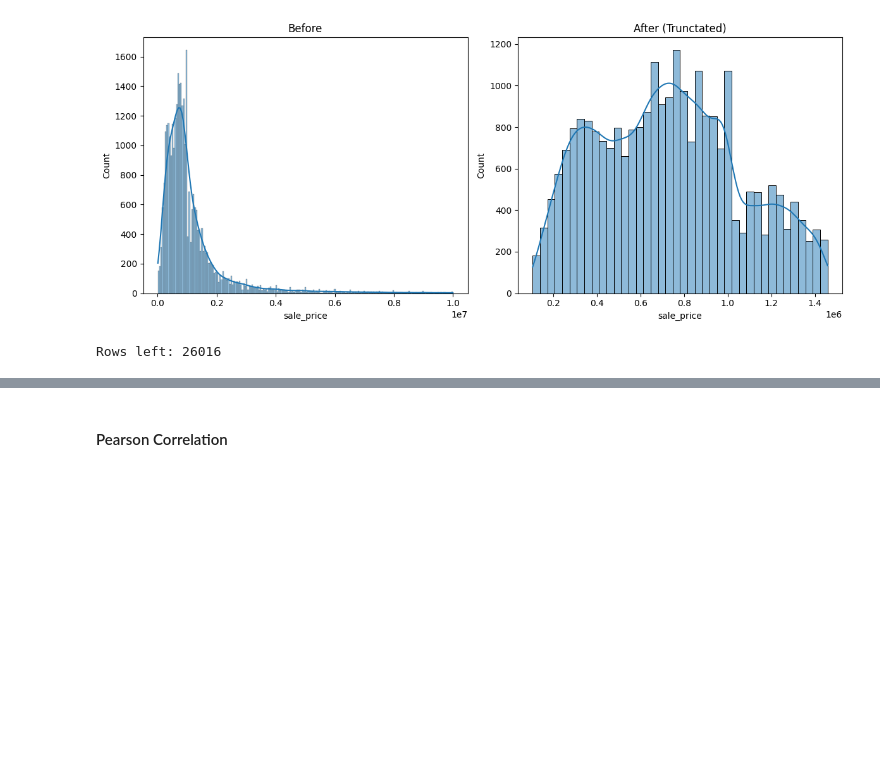
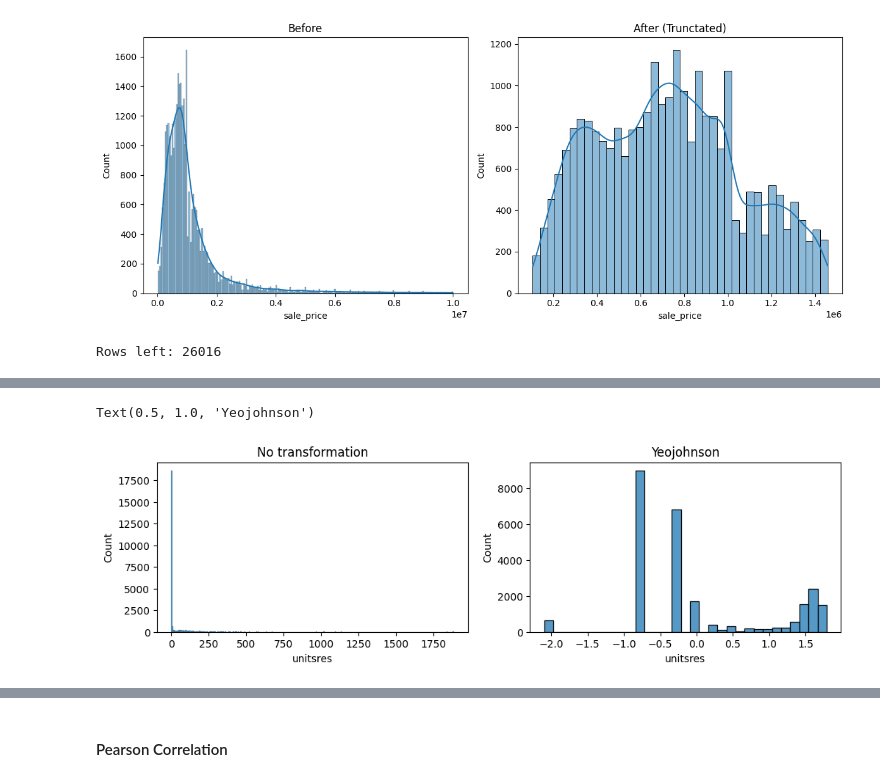
Before and after one commit to jehuhta/Intro_ML, a Jupyter notebook: ex1_main.ipynb, the cells around one changed output, grey strips where cells are left out. Cells and saved outputs as stored; diff of their text form; code cells hidden in the pictures; blank space fills up the shorter version.

```diff
--- a/ex1_basic.ipynb
+++ b/ex1_main.ipynb
@@ -279,0 +285,25 @@ Rows left: 26016
+# %%
+# Creates three canvases for histplots to show my work.
+fig, axes = plt.subplots(1, 2, figsize=(12, 3))
+
+# Histplot 1
+sns.histplot(df, x="unitsres", ax=axes[0])
+
+# Fixing the feature distribution by truncation.
+pt = PowerTransformer(method='yeo-johnson')
+df['unitsres'] = pt.fit_transform(df[['unitsres']])
+
+# Histplot2
+sns.histplot(df, x="unitsres", ax=axes[1])
+
+# Titles
+axes[0].set_title("No transformation")
+axes[1].set_title("Yeojohnson")
+
+# Huh, bimodal distribution. Interesting result.
+# Lots of lots that only have one total unit inside. Some even have none.
+
+# I'm not an expert, but this probably means that these two distributions would create noise.
+# %% [output]
+Text(0.5, 1.0, 'Yeojohnson')
+[figure, added]
```
Also changed, not shown: parts of 49 cells of this notebook, 3 other files.
